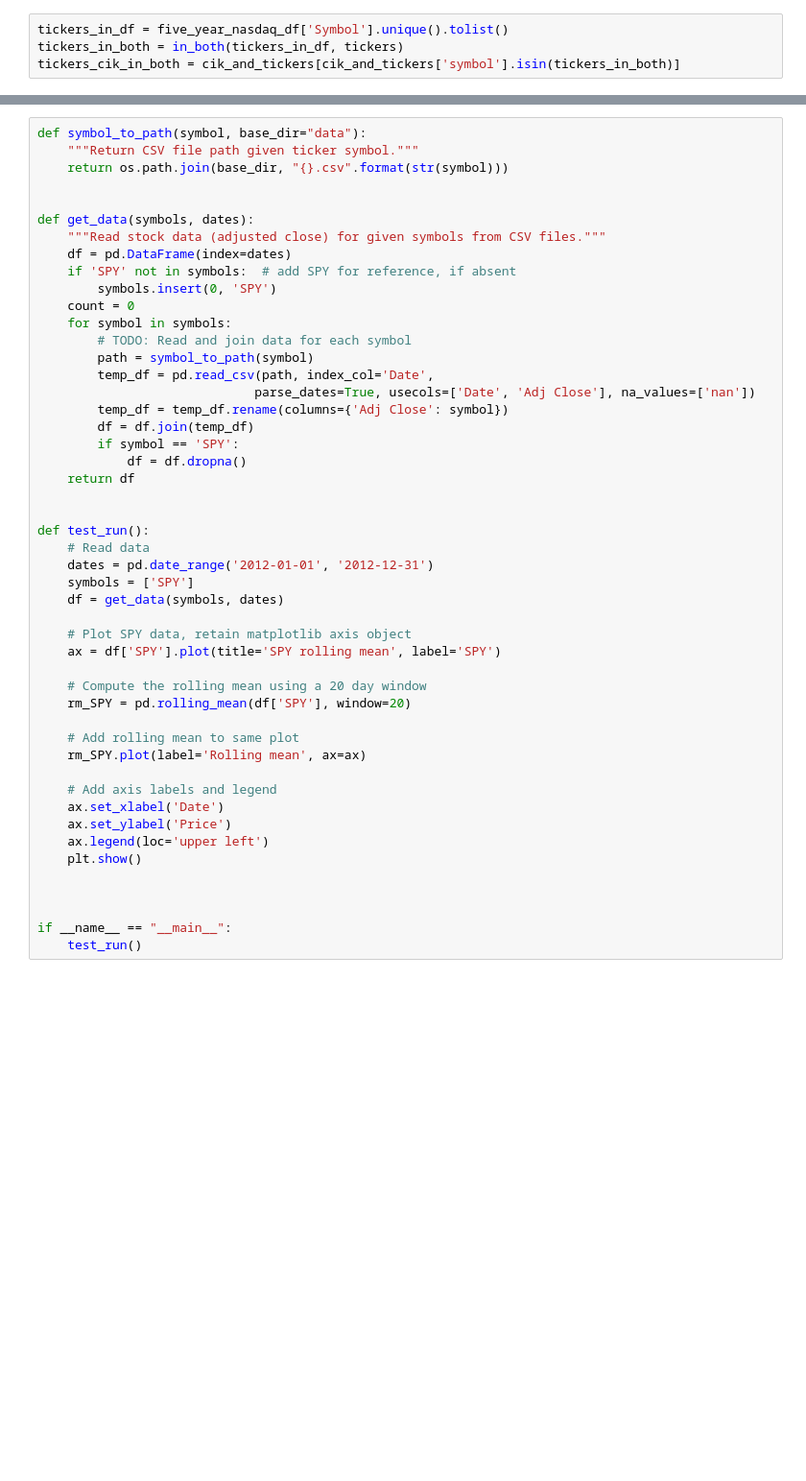
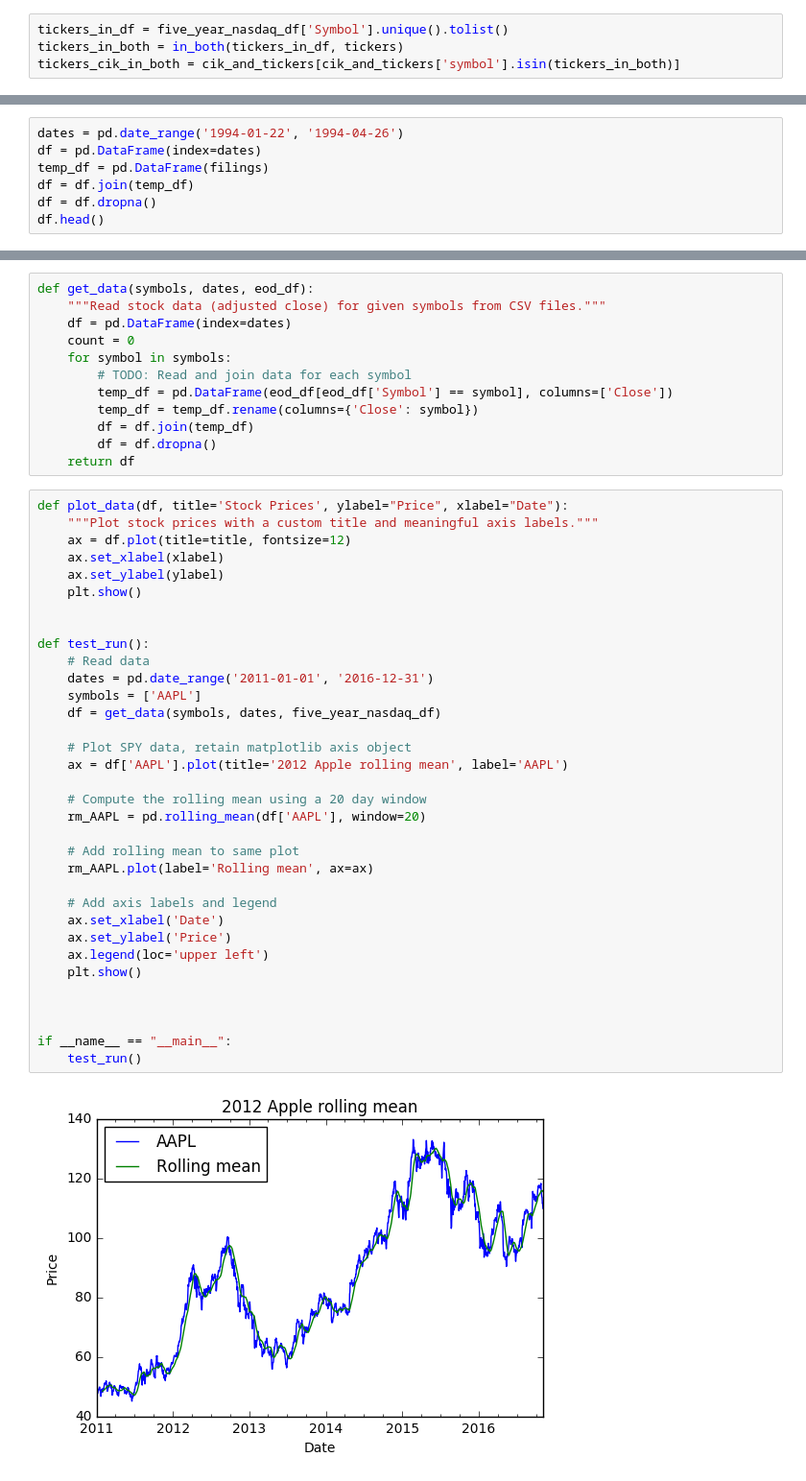
Before and after one commit to lancekrogers/Discontinued_SEC_ALGO_ANALYSIS, a Jupyter notebook: Testing Notebook -- Collecting stock price data.ipynb, the cells around one changed output, grey strips where cells are left out. Shown: that part at 96% size. Cells and saved outputs as stored; diff of their text form; blank space fills up the shorter version.

```diff
--- a/Testing Notebook -- Collecting stock price data.ipynb
+++ b/Testing Notebook -- Collecting stock price data.ipynb
@@ -183,0 +186,7 @@ symbol_to_filings.head()
+# %%
+dates = pd.date_range('1994-01-22', '1994-04-26')
+df = pd.DataFrame(index=dates)
+temp_df = pd.DataFrame(filings)
+df = df.join(temp_df)
+df = df.dropna()
+df.head()
@@ -184,49 +211,48 @@ symbol_to_filings.head()
+# %%
+def get_data(symbols, dates, eod_df):
+    """Read stock data (adjusted close) for given symbols from CSV files."""
+    df = pd.DataFrame(index=dates)
+    count = 0
+    for symbol in symbols:
+        # TODO: Read and join data for each symbol
+        temp_df = pd.DataFrame(eod_df[eod_df['Symbol'] == symbol], columns=['Close'])
+        temp_df = temp_df.rename(columns={'Close': symbol})
+        df = df.join(temp_df)
+        df = df.dropna()
+    return df
 # %%
-def symbol_to_path(symbol, base_dir="data"):
-    """Return CSV file path given ticker symbol."""
-    return os.path.join(base_dir, "{}.csv".format(str(symbol)))
-
-
-def get_data(symbols, dates):
-    """Read stock data (adjusted close) for given symbols from CSV files."""
-    df = pd.DataFrame(index=dates)
-    if 'SPY' not in symbols:  # add SPY for reference, if absent
-        symbols.insert(0, 'SPY')
-    count = 0
-    for symbol in symbols:
-        # TODO: Read and join data for each symbol
-        path = symbol_to_path(symbol)
-        temp_df = pd.read_csv(path, index_col='Date',
-                             parse_dates=True, usecols=['Date', 'Adj Close'], na_values=['nan'])
-        temp_df = temp_df.rename(columns={'Adj Close': symbol})
-        df = df.join(temp_df)
-        if symbol == 'SPY':
-            df = df.dropna()
-    return df
+def plot_data(df, title='Stock Prices', ylabel="Price", xlabel="Date"):
+    """Plot stock prices with a custom title and meaningful axis labels."""
+    ax = df.plot(title=title, fontsize=12)
+    ax.set_xlabel(xlabel)
+    ax.set_ylabel(ylabel)
+    plt.show()
 
 
 def test_run():
     # Read data
-    dates = pd.date_range('2012-01-01', '2012-12-31')
-    symbols = ['SPY']
-    df = get_data(symbols, dates)
+    dates = pd.date_range('2011-01-01', '2016-12-31')
+    symbols = ['AAPL']
+    df = get_data(symbols, dates, five_year_nasdaq_df)
 
     # Plot SPY data, retain matplotlib axis object
-    ax = df['SPY'].plot(title='SPY rolling mean', label='SPY')
+    ax = df['AAPL'].plot(title='2012 Apple rolling mean', label='AAPL')
 
     # Compute the rolling mean using a 20 day window
-    rm_SPY = pd.rolling_mean(df['SPY'], window=20)
+    rm_AAPL = pd.rolling_mean(df['AAPL'], window=20)
 
     # Add rolling mean to same plot
-    rm_SPY.plot(label='Rolling mean', ax=ax)
+    rm_AAPL.plot(label='Rolling mean', ax=ax)
 
     # Add axis labels and legend
     ax.set_xlabel('Date')
     ax.set_ylabel('Price')
     ax.legend(loc='upper left')
     plt.show()
 
 
 
 if __name__ == "__main__":
     test_run()
+# %% [output]
+[figure, added]
```
Also changed, not shown: parts of 36 cells of this notebook, 1 other file.
